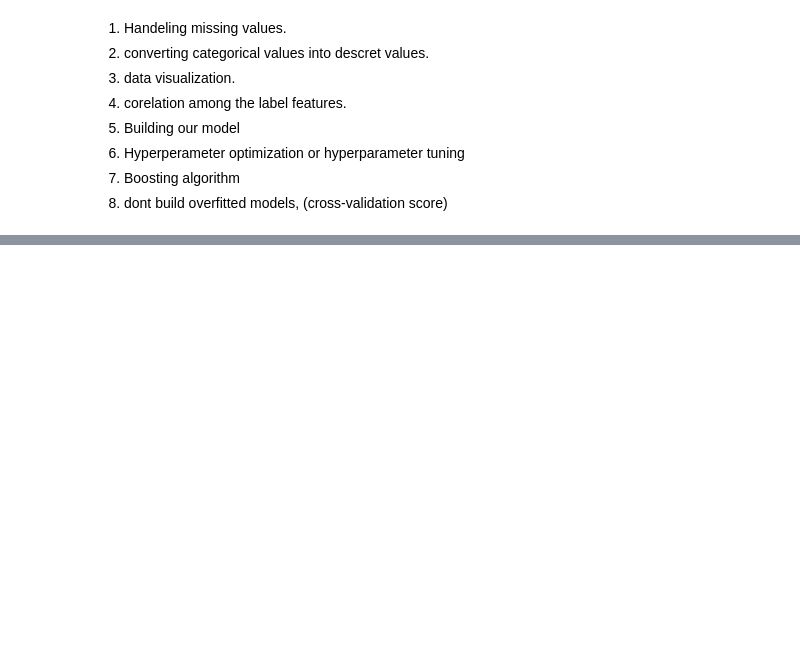
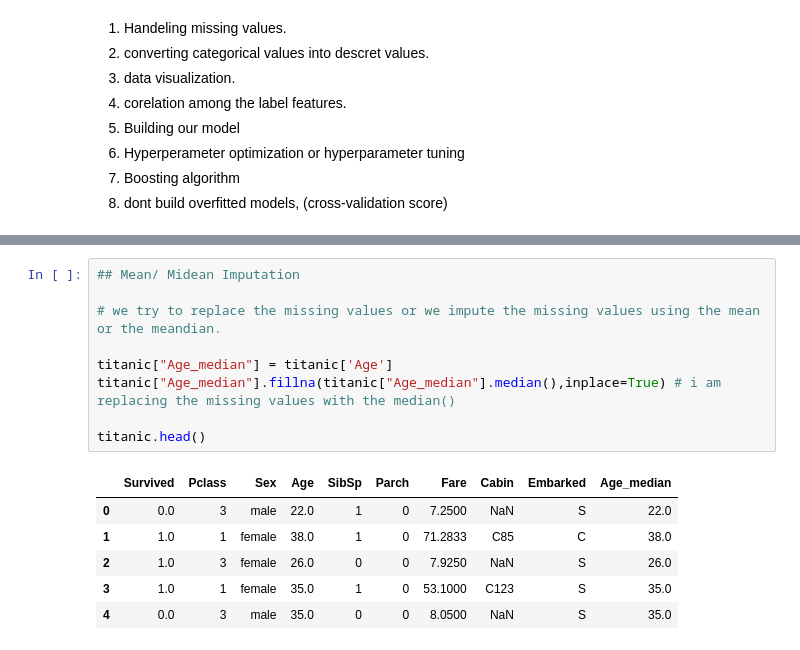
Before and after one commit to JayShankar99/Titanic_survival_project, a Jupyter notebook: Titanic_survival.ipynb, the cells around one changed output, grey strips where cells are left out. Cells and saved outputs as stored; diff of their text form; blank space fills up the shorter version.

```diff
--- a/Titanic_survival.ipynb
+++ b/Titanic_survival.ipynb
@@ -217,0 +233,16 @@ titanic.shape
+# %%
+## Mean/ Midean Imputation
+
+# we try to replace the missing values or we impute the missing values using the mean or the meandian.
+
+titanic["Age_median"] = titanic['Age']
+titanic["Age_median"].fillna(titanic["Age_median"].median(),inplace=True) # i am replacing the missing values with the median()
+
+titanic.head()
+# %% [output]
+|  | Survived | Pclass | Sex | Age | SibSp | Parch | Fare | Cabin | Embarked | Age_median |
+| 0 | 0.0 | 3 | male | 22.0 | 1 | 0 | 7.2500 | NaN | S | 22.0 |
+| 1 | 1.0 | 1 | female | 38.0 | 1 | 0 | 71.2833 | C85 | C | 38.0 |
+| 2 | 1.0 | 3 | female | 26.0 | 0 | 0 | 7.9250 | NaN | S | 26.0 |
+| 3 | 1.0 | 1 | female | 35.0 | 1 | 0 | 53.1000 | C123 | S | 35.0 |
+| 4 | 0.0 | 3 | male | 35.0 | 0 | 0 | 8.0500 | NaN | S | 35.0 |
```
Also changed, not shown: parts of 15 cells of this notebook.
